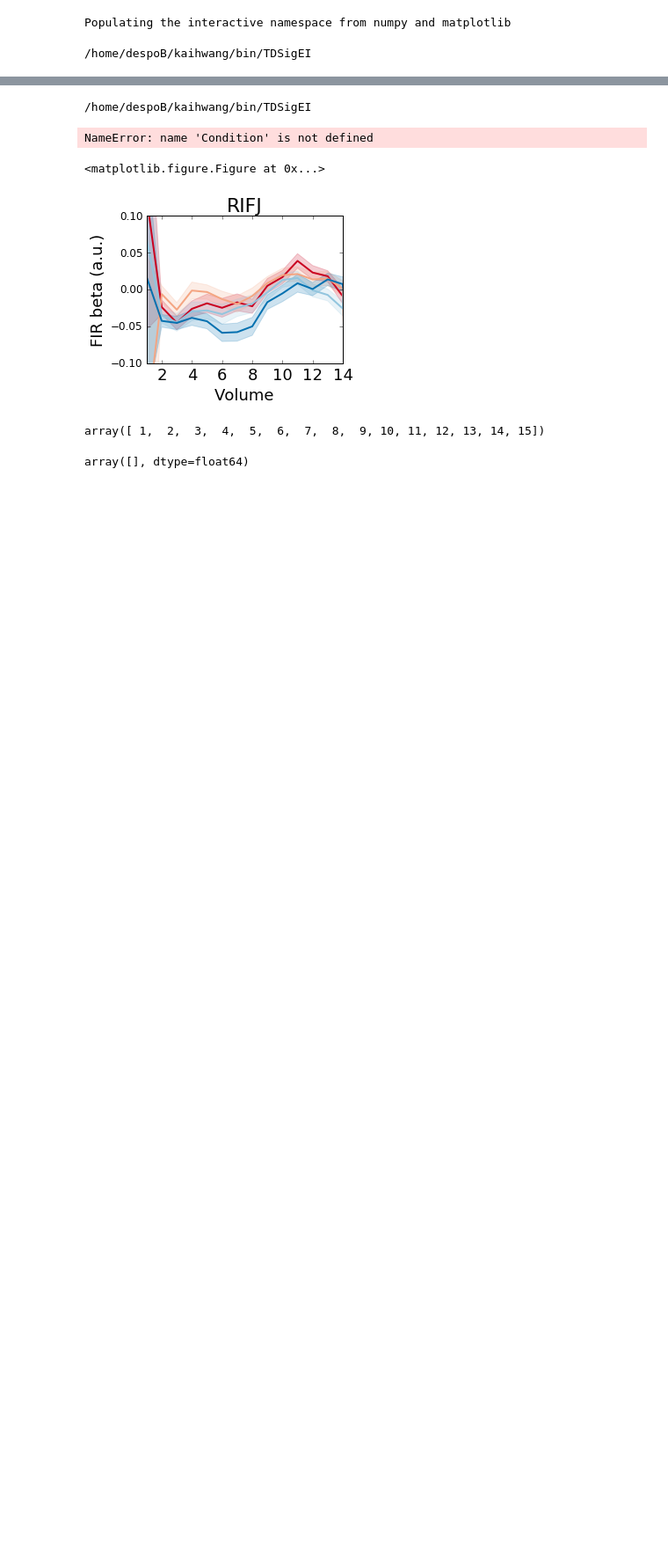
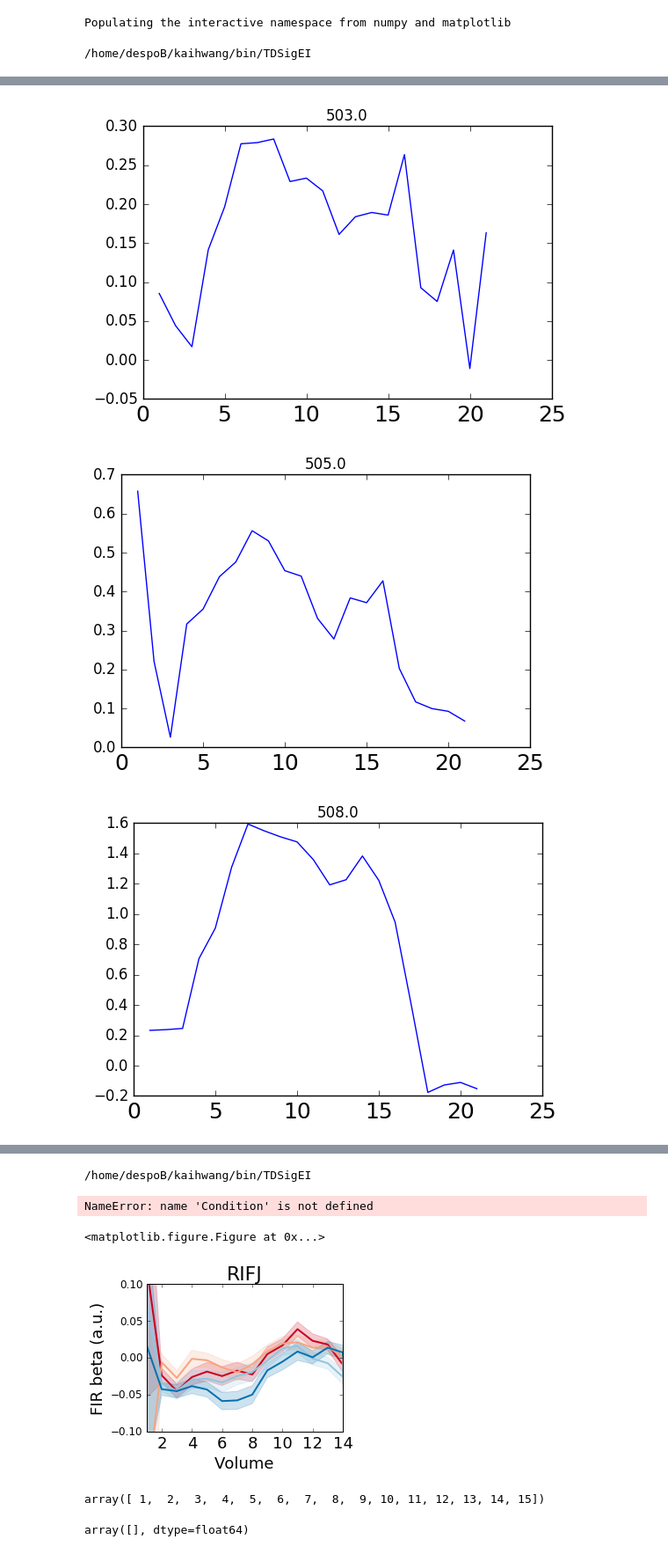
Before and after one commit to kaihwang/TDSigEI, a Jupyter notebook: Models/Plot FIR.ipynb, the cells around one changed output, grey strips where cells are left out. Shown at 88% size. Cells and saved outputs as stored; diff of their text form; code cells hidden in the pictures; blank space fills up the shorter version.

```diff
--- a/Models/Plot FIR.ipynb
+++ b/Models/Plot FIR.ipynb
@@ -61,0 +62,12 @@ plt.savefig('/home/despoB/kaihwang/bin/TDSigEI/FIR_estimates.pdf')
+# %%
+for i, sub in enumerate(np.unique(FIR_df['Subj'])):
+    if not isnan(sub):
+        plt.figure(i)
+        y = FIR_df[(FIR_df['Condition']=='FH')& (FIR_df['Subj']==sub)& (FIR_df['ROI']=='FFA')]['Beta'].values
+        if len(x) == len(y):
+            plt.plot(x, y)
+            plt.title(sub)
+# %% [output]
+[figure, added]
+[figure, added]
+[figure, added]
```
Also changed, not shown: parts of 2 cells of this notebook, 3 other files.
